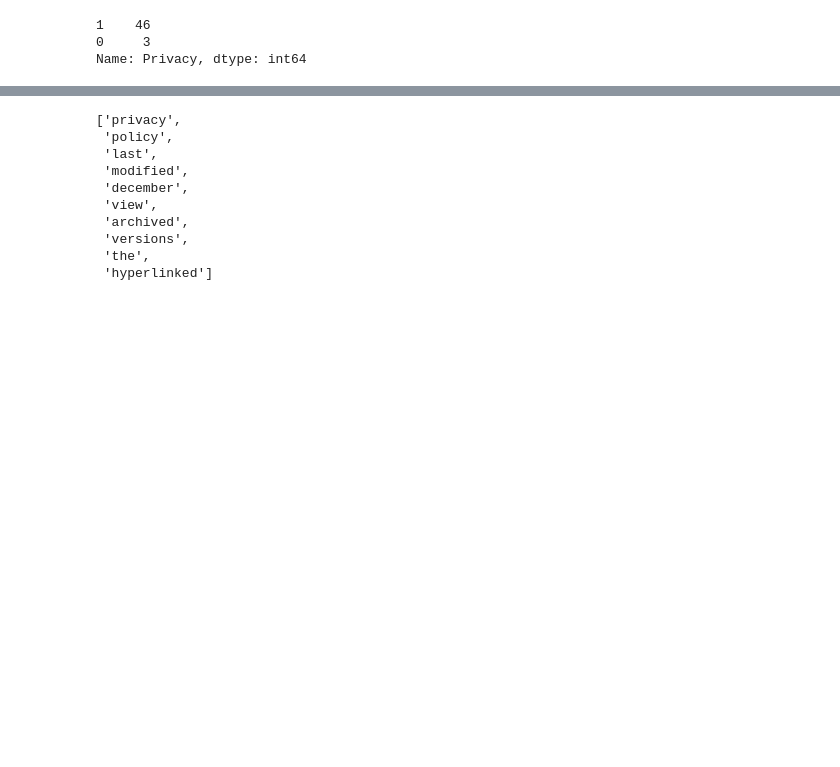
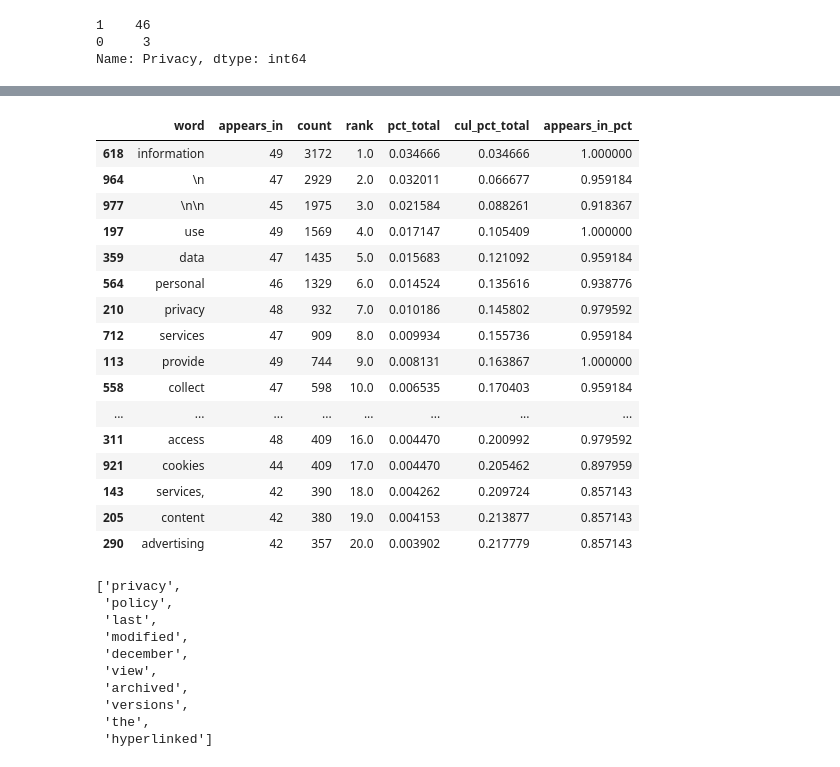
Before and after one commit to spoofmail/machine-learning-model, a Jupyter notebook: spoof_mail_exploration.ipynb, the cells around one changed output, grey strips where cells are left out. Drawn from its saved outputs; the diff is of its cells as text; code cells hidden in the pictures; blank space fills up the shorter version.

```diff
--- a/spoof_mail_exploration.ipynb
+++ b/spoof_mail_exploration.ipynb
@@ -33,3 +152,23 @@ Name: Privacy, dtype: int64
+# %%
+wc_top20
+# %% [output]
+|  | word | appears_in | count | rank | pct_total | cul_pct_total | appears_in_pct |
+| 618 | information | 49 | 3172 | 1.0 | 0.034666 | 0.034666 | 1.000000 |
+| 964 | \n | 47 | 2929 | 2.0 | 0.032011 | 0.066677 | 0.959184 |
+| 977 | \n\n | 45 | 1975 | 3.0 | 0.021584 | 0.088261 | 0.918367 |
+| 197 | use | 49 | 1569 | 4.0 | 0.017147 | 0.105409 | 1.000000 |
+| 359 | data | 47 | 1435 | 5.0 | 0.015683 | 0.121092 | 0.959184 |
+| 564 | personal | 46 | 1329 | 6.0 | 0.014524 | 0.135616 | 0.938776 |
+| 210 | privacy | 48 | 932 | 7.0 | 0.010186 | 0.145802 | 0.979592 |
+| 712 | services | 47 | 909 | 8.0 | 0.009934 | 0.155736 | 0.959184 |
+| 113 | provide | 49 | 744 | 9.0 | 0.008131 | 0.163867 | 1.000000 |
+| 558 | collect | 47 | 598 | 10.0 | 0.006535 | 0.170403 | 0.959184 |
+| ... | ... | ... | ... | ... | ... | ... | ... |
+| 311 | access | 48 | 409 | 16.0 | 0.004470 | 0.200992 | 0.979592 |
+| 921 | cookies | 44 | 409 | 17.0 | 0.004470 | 0.205462 | 0.897959 |
+| 143 | services, | 42 | 390 | 18.0 | 0.004262 | 0.209724 | 0.857143 |
+| 205 | content | 42 | 380 | 19.0 | 0.004153 | 0.213877 | 0.857143 |
+| 290 | advertising | 42 | 357 | 20.0 | 0.003902 | 0.217779 | 0.857143 |
 # %%
 # getting privacy policy text tokenized
 
```
Also changed, not shown: parts of 7 cells of this notebook.
